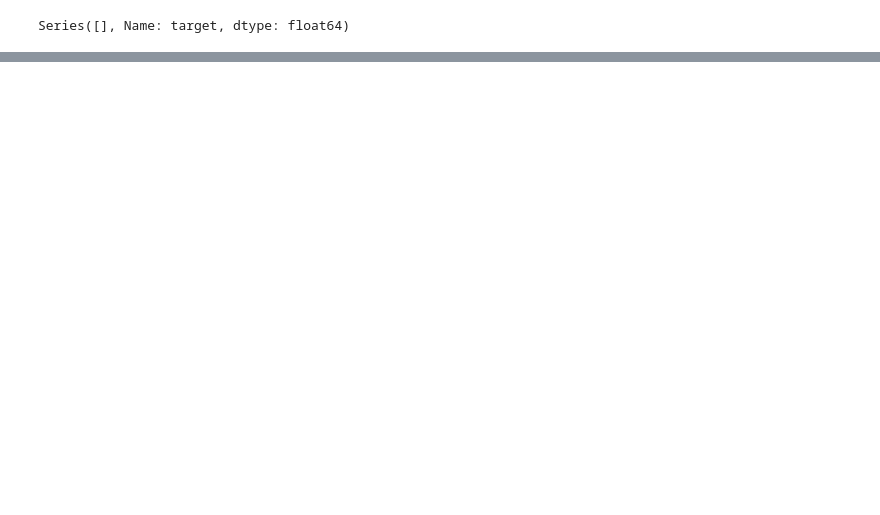
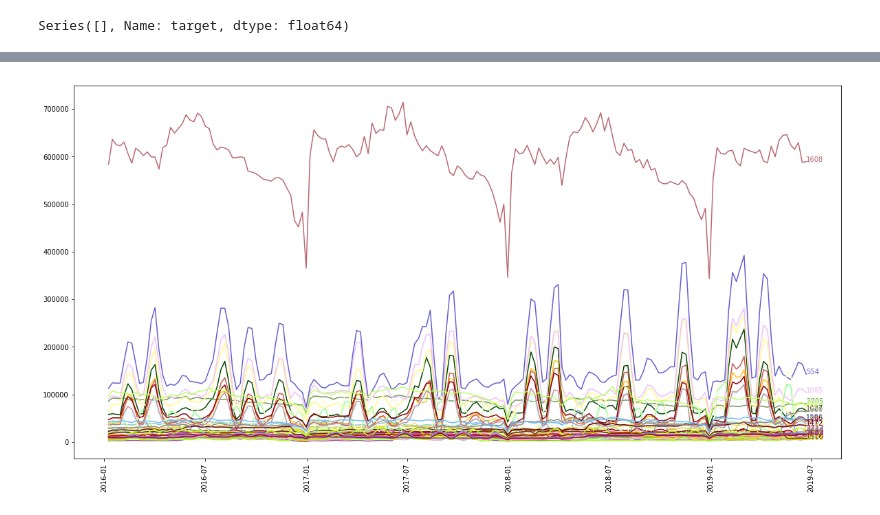
Before and after one commit to tommasofioravanti/DMTMCourseProject, a Jupyter notebook: notebooks/Linear Regressor Model.ipynb, the cells around one changed output, grey strips where cells are left out. Saved outputs shown, nothing was run; the diff lists cells and outputs as text; code cells hidden in the pictures; blank space fills up the shorter version.

```diff
--- a/notebooks/Linear Regressor Model.ipynb
+++ b/notebooks/Linear Regressor Model.ipynb
@@ -208,0 +396,2 @@ mapes
+# %%
+df16['Date'] = res
@@ -208,0 +402,3 @@ mapes
+# %%
+df16 = df16.drop(df16[df16.Date >= '2016-12-10'].index)
+df16.shape
@@ -208,0 +407,2 @@ mapes
+# %%
+df = pd.concat([df16, df])
@@ -208,0 +425,2 @@ mapes
+# %%
+df['sales w-1'] = df.groupby('sku').target.shift(1)
@@ -208,0 +443,10 @@ mapes
+# %%
+mycolors = np.random.choice(list(mpl.colors.XKCD_COLORS.keys()), len(set(df.sku)), replace=False)
+plt.figure(figsize=(20,10))
+plt.xticks(rotation=90)
+for i, s in enumerate(set(train.sku)):
+    plt.plot(df[df.sku==s].Date, df[df.sku==s].target,  color=mycolors[i])
+    last_x, last_y = df[df.sku==s].Date.values[-1], df[df.sku==s].target.values[-1]
+    plt.text(last_x, last_y, str(s), color=mycolors[i])
+# %% [output]
+[figure, added]
```
Also changed, not shown: parts of 36 cells of this notebook, 6 other files.
